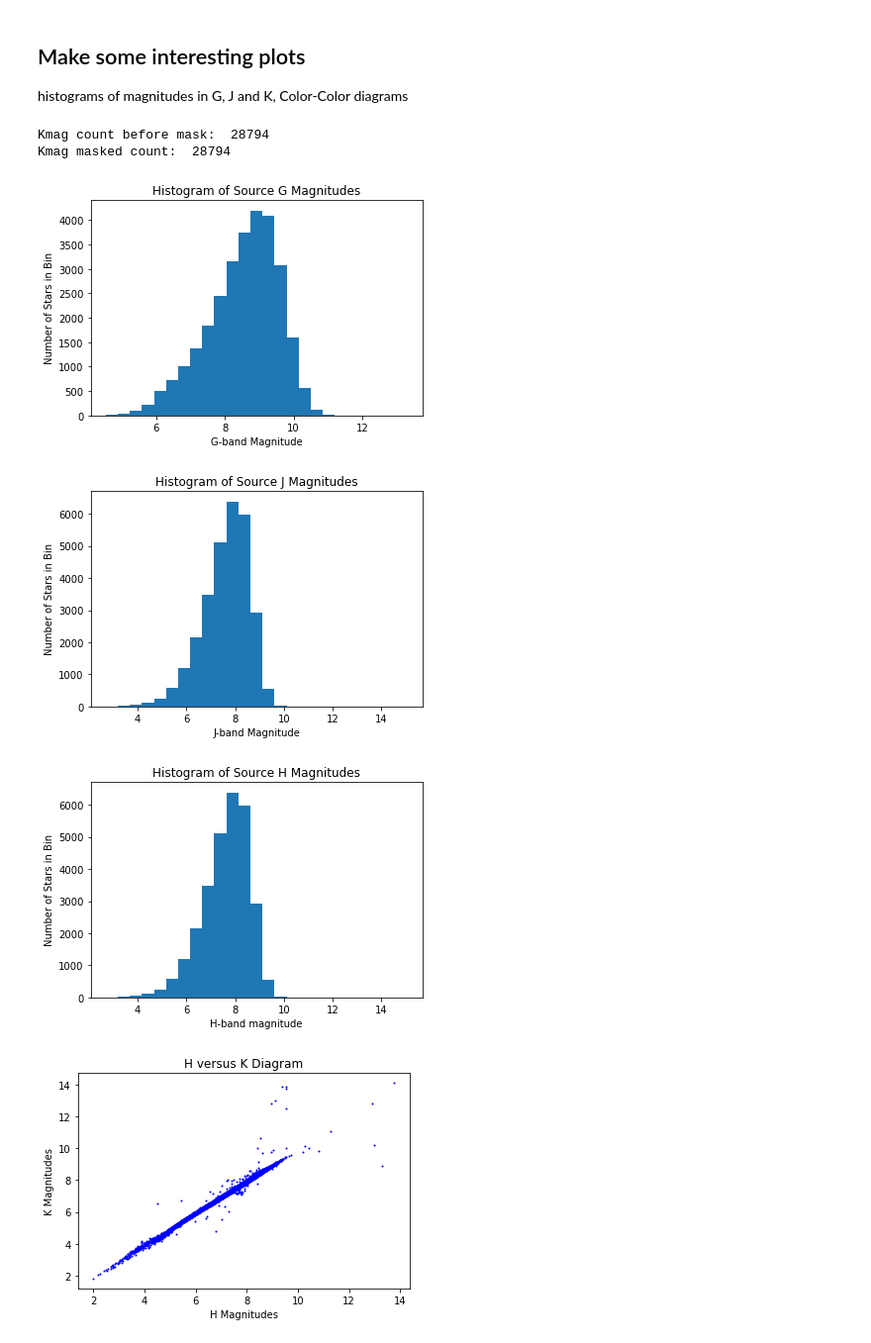
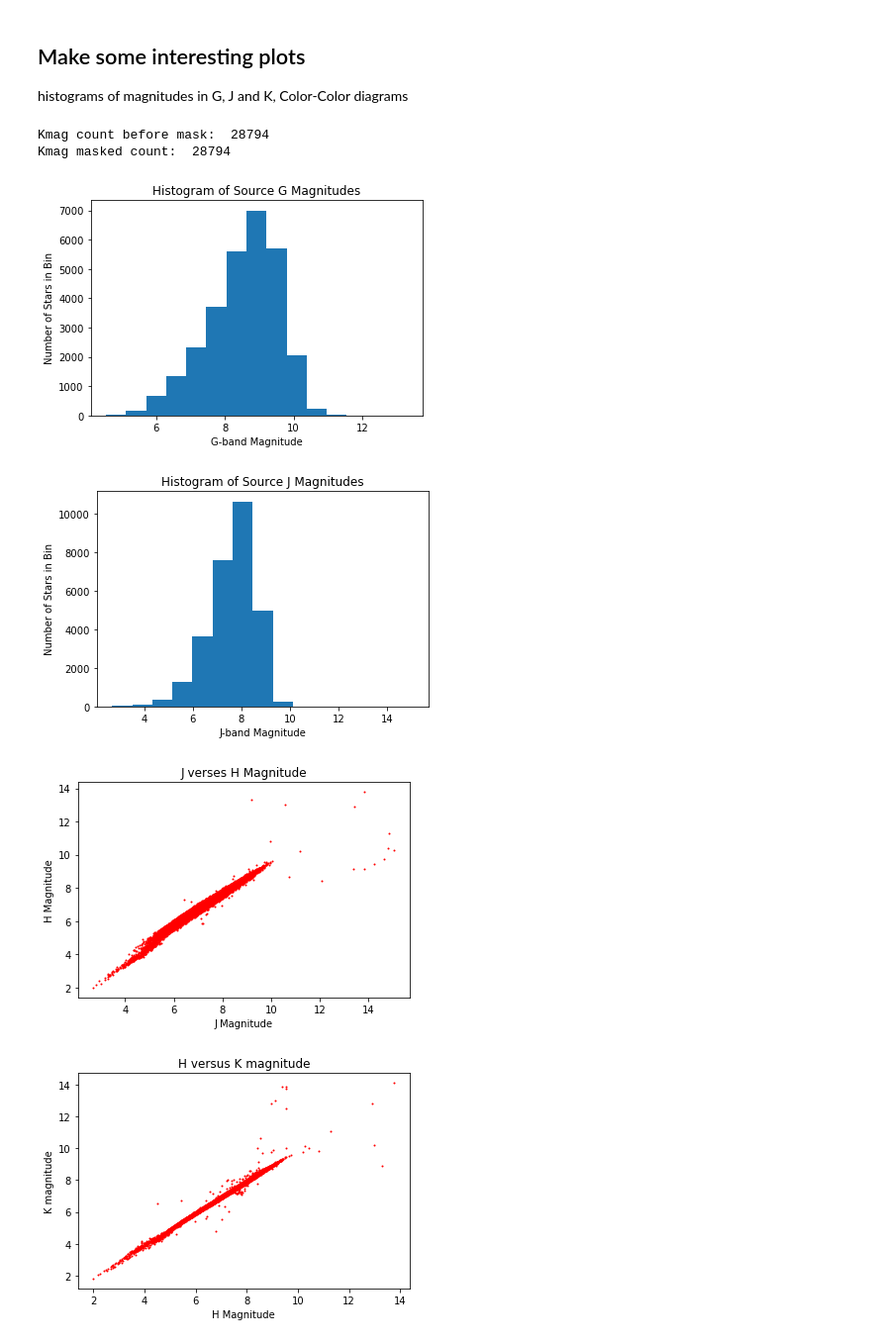
Before and after one commit to leemundy/GAIA, a Jupyter notebook: Work-Areas/lgm/notebooks/lgm-TgasxWright-2mass.ipynb, the cells around one changed output. Shown: that part at 99% size. Saved outputs shown, nothing was run; the diff lists cells and outputs as text; code cells hidden in the pictures.

```diff
--- a/Work-Areas/lgm/notebooks/lgm-TgasxWright-2mass.ipynb
+++ b/Work-Areas/lgm/notebooks/lgm-TgasxWright-2mass.ipynb
@@ -90,58 +90,52 @@ histograms of magnitudes in G, J and K, Color-Color diagrams
 # %%
 import numpy.ma as ma
 gmags = t["__Gmag_"]
+vmags = t["VTmag"]
+bmags = t["BTmag"]
 jmags = t["Jmag"]
 hmags = t["Hmag"]
 kmags = t["Kmag"]
 m_min = 0
 m_max = 16
 kmagmask = ma.masked_outside(kmags,m_min,m_max)
 print('Kmag count before mask: ',kmags.count())
 print('Kmag masked count: ',kmagmask.count())
-bins = 25
+bins = 15
 plt.xlabel('G-band Magnitude')
 plt.ylabel('Number of Stars in Bin')
 plt.title('Histogram of Source G Magnitudes')
 plt.hist(gmags,bins)
 plt.show()
 
 plt.xlabel('J-band Magnitude')
 plt.ylabel('Number of Stars in Bin')
 plt.title('Histogram of Source J Magnitudes')
 plt.hist(jmags,bins)
 plt.show()
 
-plt.xlabel('H-band magnitude')
-plt.ylabel('Number of Stars in Bin')
-plt.title('Histogram of Source H Magnitudes')
-plt.hist(jmags,bins)
+plt.xlabel('J Magnitude')
+plt.ylabel('H Magnitude')
+plt.title('J verses H Magnitude')
+plt.scatter(jmags,hmags,s=1.0,c='r')
 plt.show()
 
-plt.xlabel('H Magnitudes')
-plt.ylabel('K Magnitudes')
-plt.title('H versus K Diagram')
-plt.scatter(hmags,kmags,s=1.0,c='b')
-plt.show()
-
-GminusJ = gmags - jmags
-JminusK = jmags - kmags
-plt.xlabel('G-J Magnitudes')
-plt.ylabel('J-K Magnitudes')
-plt.title('Color-Color Diagram')
-plt.scatter(GminusJ,JminusK,s=1.0,c='b')
+plt.xlabel('H Magnitude')
+plt.ylabel('K magnitude')
+plt.title('H versus K magnitude')
+plt.scatter(hmags,kmags,s=1.0,c='r')
 plt.show()
 
 JminusH = jmags - hmags
 HminusK = hmags - kmags
-plt.xlabel('J-H Magnitudes')
-plt.ylabel('H-K Magnitudes')
-plt.title('Color-Color Diagram')
+plt.xlabel('J - K magnitude')
+plt.ylabel('H - K magnitude')
+plt.title('Color - Color Diagram')
 plt.scatter(JminusH,HminusK,s=1.0,c='b')
 plt.show()
 # %% [output]
 Kmag count before mask:  28794
 Kmag masked count:  28794
-[figure, old version]
+[figure, new version]
-[figure, old version]
+[figure, new version]
-[figure, old version]
+[figure, new version]
-[figure, old version]
+[figure, new version]
```
Also changed, not shown: parts of 13 cells of this notebook.
